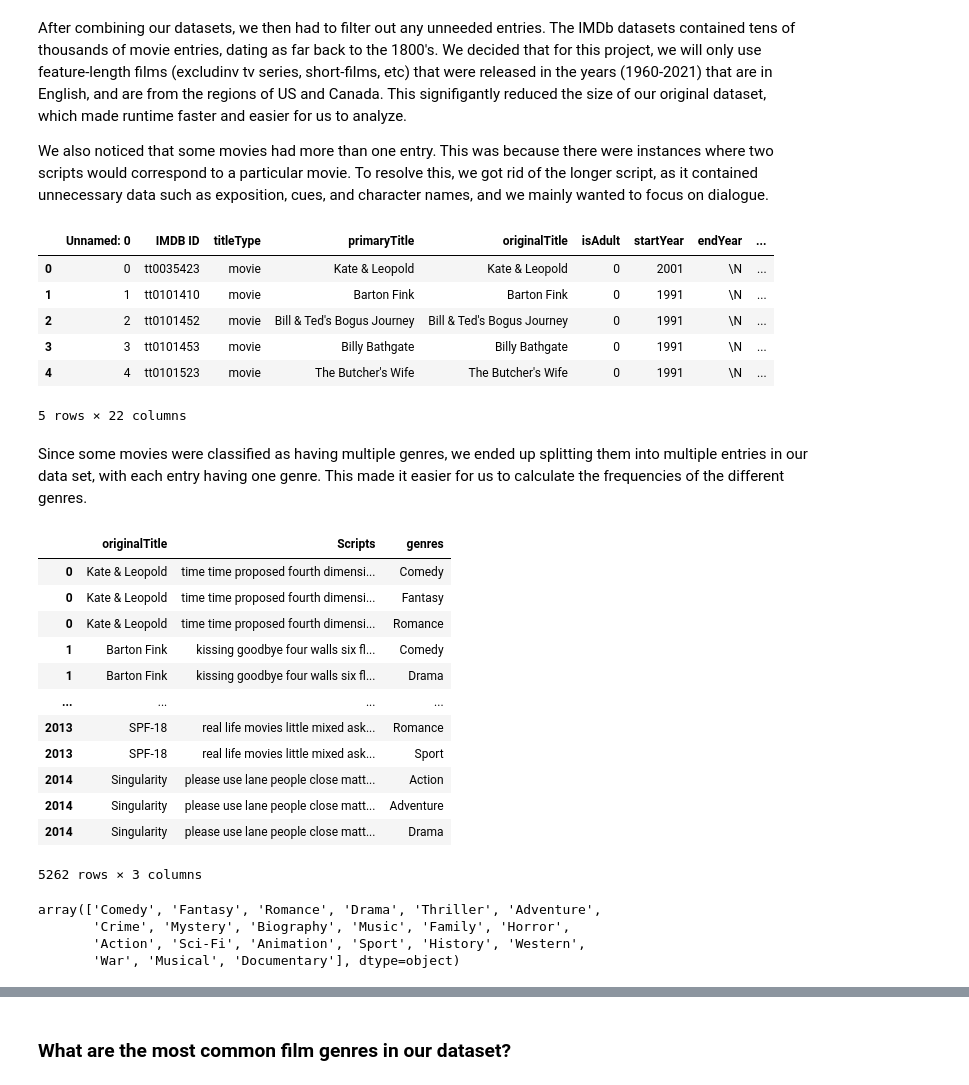
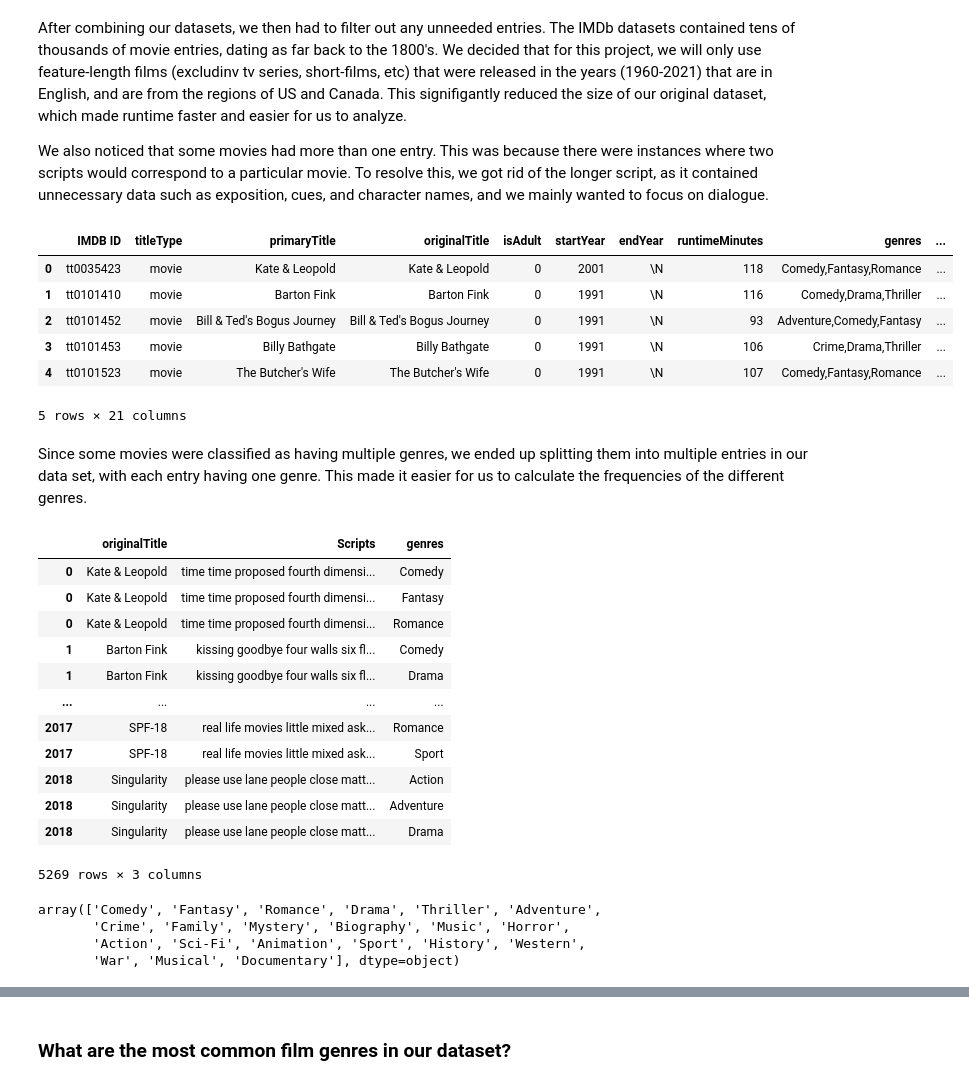
Before and after one commit to kotooriiii/CS105-Project, a Jupyter notebook: ProjectMain.ipynb, the cells around one changed output, grey strips where cells are left out. Saved outputs shown, nothing was run; the diff lists cells and outputs as text; code cells hidden in the pictures.

```diff
--- a/ProjectMain.ipynb
+++ b/ProjectMain.ipynb
@@ -94,17 +94,18 @@ We also noticed that some movies had more than one entry. This was because there
 # scripts_basics_df = scripts_basics_df.rename(columns={'index': 'IMDB ID'})
 # scripts_basics_df = removeDuplicates(scripts_basics_df)
 # %%
-#Read clean.csv, which has our cleaned dataset
-scripts_basics_df = pd.read_csv("datasets/moviesOFFICIAL.csv")
+#Read clean12noon.csv, which has our cleaned dataset
+scripts_basics_df = pd.read_csv("datasets/arrivalMovies.csv")
+scripts_basics_df = scripts_basics_df.loc[:, ~scripts_basics_df.columns.str.startswith('Unnamed')]
 scripts_basics_df.head()
 # %% [output]
-|  | Unnamed: 0 | IMDB ID | titleType | primaryTitle | originalTitle | isAdult | startYear | endYear | ... |
-| 0 | 0 | tt0035423 | movie | Kate & Leopold | Kate & Leopold | 0 | 2001 | \N | ... |
-| 1 | 1 | tt0101410 | movie | Barton Fink | Barton Fink | 0 | 1991 | \N | ... |
-| 2 | 2 | tt0101452 | movie | Bill & Ted's Bogus Journey | Bill & Ted's Bogus Journey | 0 | 1991 | \N | ... |
-| 3 | 3 | tt0101453 | movie | Billy Bathgate | Billy Bathgate | 0 | 1991 | \N | ... |
-| 4 | 4 | tt0101523 | movie | The Butcher's Wife | The Butcher's Wife | 0 | 1991 | \N | ... |
+|  | IMDB ID | titleType | primaryTitle | originalTitle | isAdult | startYear | endYear | runtimeMinutes | genres | ... |
+| 0 | tt0035423 | movie | Kate & Leopold | Kate & Leopold | 0 | 2001 | \N | 118 | Comedy,Fantasy,Romance | ... |
+| 1 | tt0101410 | movie | Barton Fink | Barton Fink | 0 | 1991 | \N | 116 | Comedy,Drama,Thriller | ... |
+| 2 | tt0101452 | movie | Bill & Ted's Bogus Journey | Bill & Ted's Bogus Journey | 0 | 1991 | \N | 93 | Adventure,Comedy,Fantasy | ... |
+| 3 | tt0101453 | movie | Billy Bathgate | Billy Bathgate | 0 | 1991 | \N | 106 | Crime,Drama,Thriller | ... |
+| 4 | tt0101523 | movie | The Butcher's Wife | The Butcher's Wife | 0 | 1991 | \N | 107 | Comedy,Fantasy,Romance | ... |
-5 rows × 22 columns
+5 rows × 21 columns
 # %% [markdown]
 Since some movies were classified as having multiple genres, we ended up splitting them into multiple entries in our data set, with each entry having one genre. This made it easier for us to calculate the frequencies of the different genres.
 # %%
@@ -120,13 +121,13 @@ display(scripts_basics_df["genres"].unique())
 | 1 | Barton Fink | kissing goodbye four walls six fl... | Comedy |
 | 1 | Barton Fink | kissing goodbye four walls six fl... | Drama |
 | ... | ... | ... | ... |
-| 2013 | SPF-18 | real life movies little mixed ask... | Romance |
-| 2013 | SPF-18 | real life movies little mixed ask... | Sport |
-| 2014 | Singularity | please use lane people close matt... | Action |
-| 2014 | Singularity | please use lane people close matt... | Adventure |
-| 2014 | Singularity | please use lane people close matt... | Drama |
+| 2017 | SPF-18 | real life movies little mixed ask... | Romance |
+| 2017 | SPF-18 | real life movies little mixed ask... | Sport |
+| 2018 | Singularity | please use lane people close matt... | Action |
+| 2018 | Singularity | please use lane people close matt... | Adventure |
+| 2018 | Singularity | please use lane people close matt... | Drama |
-5262 rows × 3 columns
+5269 rows × 3 columns
 array(['Comedy', 'Fantasy', 'Romance', 'Drama', 'Thriller', 'Adventure',
-       'Crime', 'Mystery', 'Biography', 'Music', 'Family', 'Horror',
+       'Crime', 'Family', 'Mystery', 'Biography', 'Music', 'Horror',
        'Action', 'Sci-Fi', 'Animation', 'Sport', 'History', 'Western',
        'War', 'Musical', 'Documentary'], dtype=object)
```
Also changed, not shown: parts of 7 cells of this notebook.
